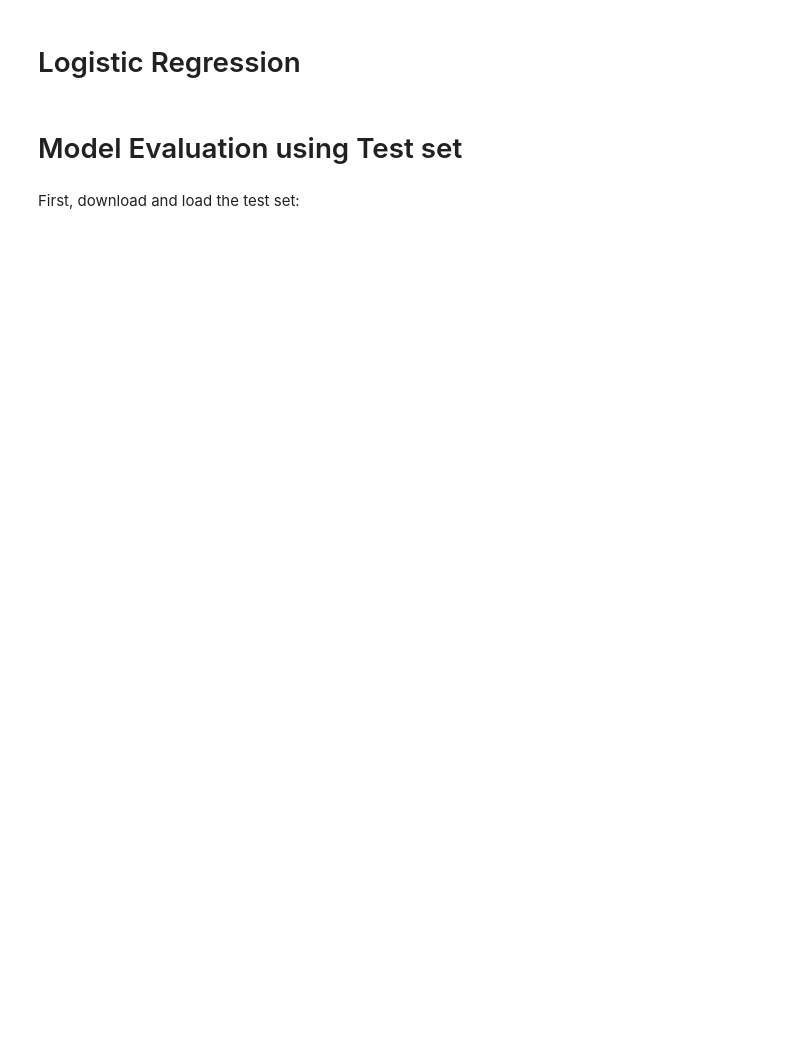
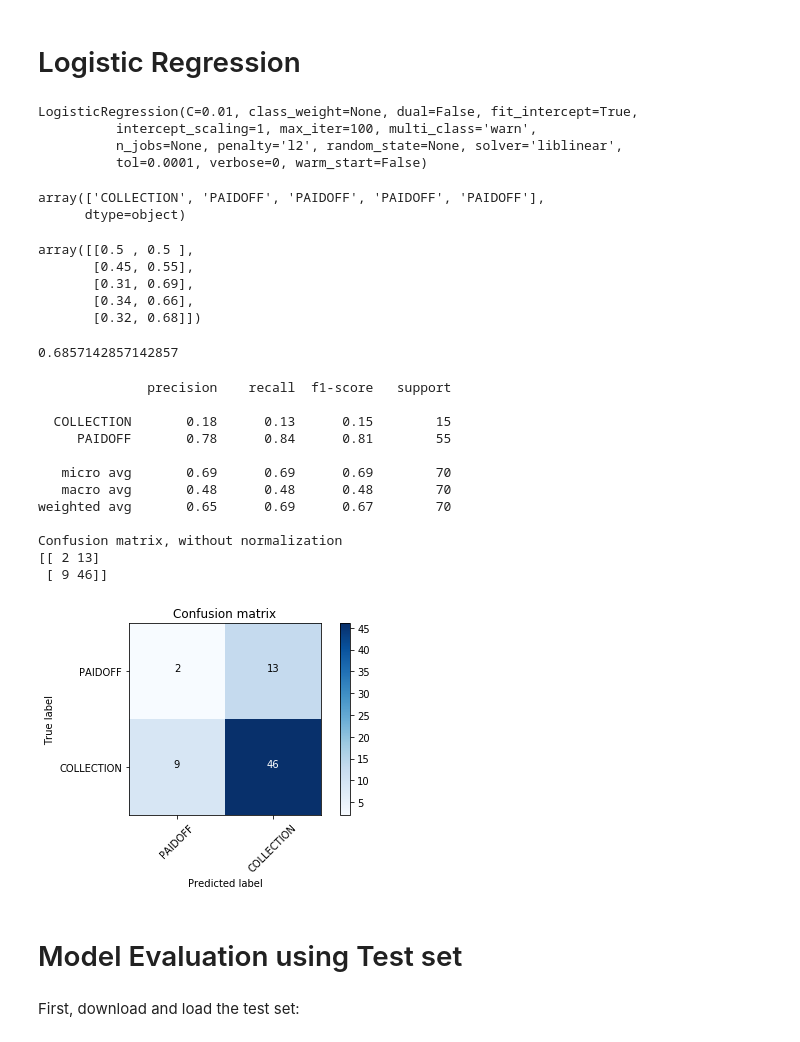
Before and after one commit to medas/loan-application-classifier, a Jupyter notebook: Machine Learning with Python - final assignment.ipynb, the cells around one changed output. Drawn from its saved outputs; the diff is of its cells as text; code cells hidden in the pictures; blank space fills up the shorter version.

```diff
--- a/Machine Learning with Python - final assignment.ipynb
+++ b/Machine Learning with Python - final assignment.ipynb
@@ -421,3 +421,5 @@ plt.imshow(img,interpolation='nearest')
 [figure]
 # %% [markdown]
 # Support Vector Machine
+# %%
+X_train, X_test, y_train, y_test = train_test_split( X, y, test_size=0.2, random_state=4)
@@ -424,5 +499,59 @@ plt.imshow(img,interpolation='nearest')
 # %% [markdown]
 # Logistic Regression
+# %%
+from sklearn.linear_model import LogisticRegression
+from sklearn.metrics import confusion_matrix
+LR = LogisticRegression(C=0.01, solver='liblinear').fit(X_train,y_train)
+LR
+# %% [output]
+LogisticRegression(C=0.01, class_weight=None, dual=False, fit_intercept=True,
+          intercept_scaling=1, max_iter=100, multi_class='warn',
+          n_jobs=None, penalty='l2', random_state=None, solver='liblinear',
+          tol=0.0001, verbose=0, warm_start=False)
+# %%
+yhat = LR.predict(X_test)
+yhat[0:5]
+# %% [output]
+array(['COLLECTION', 'PAIDOFF', 'PAIDOFF', 'PAIDOFF', 'PAIDOFF'],
+      dtype=object)
+# %%
+yhat_prob = LR.predict_proba(X_test)
+yhat_prob[0:5]
+# %% [output]
+array([[0.5 , 0.5 ],
+       [0.45, 0.55],
+       [0.31, 0.69],
+       [0.34, 0.66],
+       [0.32, 0.68]])
+# %%
+from sklearn.metrics import jaccard_similarity_score
+jaccard_similarity_score(y_test, yhat)
+# %% [output]
+0.6857142857142857
+# %%
+# Compute confusion matrix
+cnf_matrix = confusion_matrix(y_test, yhat)
+np.set_printoptions(precision=2)
+
+print (classification_report(y_test, yhat))
+
+# Plot non-normalized confusion matrix
+plt.figure()
+plot_confusion_matrix(cnf_matrix, classes=df["loan_status"].unique().tolist(), normalize= False,  title='Confusion matrix')
+# %% [output]
+              precision    recall  f1-score   support
+
+  COLLECTION       0.18      0.13      0.15        15
+     PAIDOFF       0.78      0.84      0.81        55
+
+   micro avg       0.69      0.69      0.69        70
+   macro avg       0.48      0.48      0.48        70
+weighted avg       0.65      0.69      0.67        70
+
+Confusion matrix, without normalization
+[[ 2 13]
+ [ 9 46]]
+[figure, added]
 # %% [markdown]
 # Model Evaluation using Test set
 # %%
```
Also changed, not shown: parts of 19 cells of this notebook.
